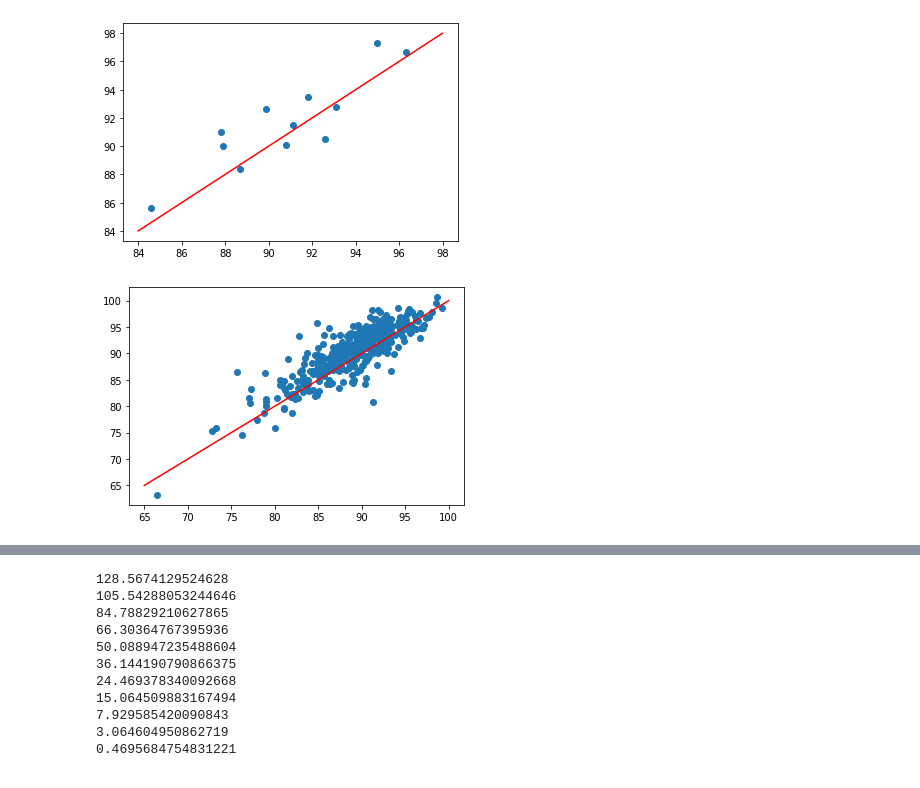
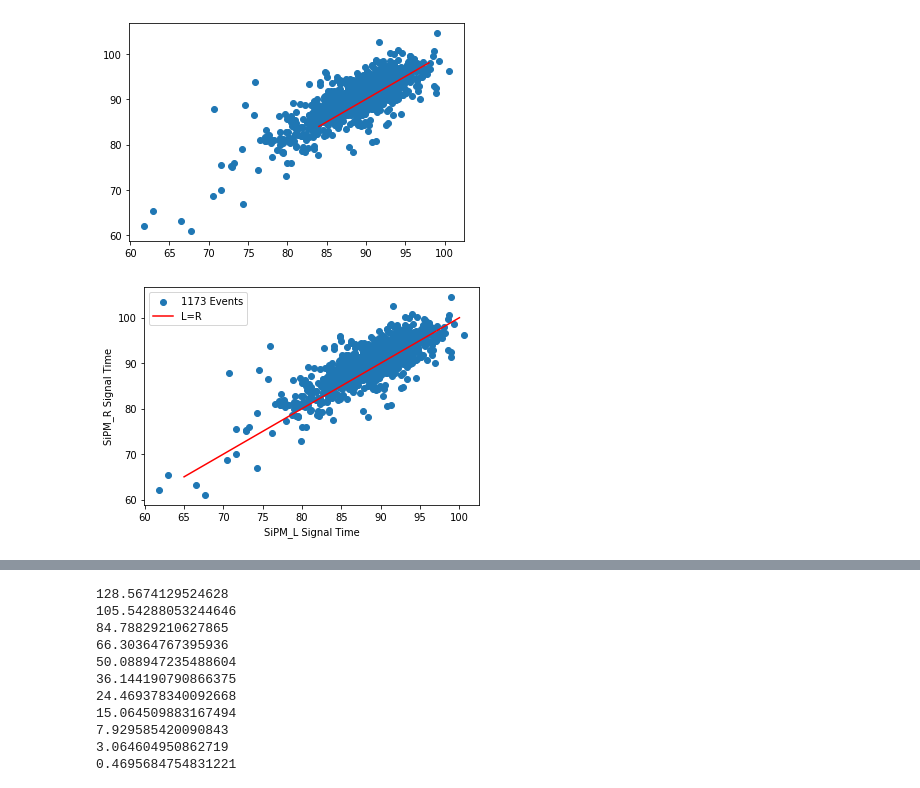
Before and after one commit to peckalec/SiPM-Studies, a Jupyter notebook: ConvertToP2P.ipynb, the cells around one changed output, grey strips where cells are left out. Saved outputs shown, nothing was run; the diff lists cells and outputs as text; code cells hidden in the pictures.

```diff
--- a/ConvertToP2P.ipynb
+++ b/ConvertToP2P.ipynb
@@ -19,7 +22,7 @@ inputfile = "../TwofoldTrigger/5.txt"
 outputfile = '../TwofoldTrigger/ORtrig300.txt'
 filenumber = 1
 channelnum = [1,2,3,4] #DRS4 board channel, ranges 1 to 4 -- should be expanded to do multiple channels at once.
-eventview = True
+eventview = False
 
 p0=[(0,100,1,110,300,-0.01),
     (0,100,1,110,300,-0.01),
@@ -42,7 +45,7 @@ with open(outputfile, 'w') as w:
         with open(inputfile) as f:                            #modify to iterate through chosen filenames
             current_file = (f.read().split('-- Event'))
 
-        for j in range(1, 10):                  #iterate through events
+        for j in range(1, len(current_file)):                  #iterate through events
 
             time = np.array([])
             voltage = [np.array([])]*4
@@ -72,7 +75,7 @@ with open(outputfile, 'w') as w:
                 for i in range(len(time)):
                     if time[i] < popt[1]: startindex = i
                     else: break
-                print(f"Event: {j}, Channel: {channel}, Start Index: {i}",end="\r")
+                print(f"Event: {j}, Channel: {channel}",end="\r")
                 chisq = chi2(voltage[channel-1][0:startindex],waveform(time[0:startindex], *popt))
 
                 din[f'ch{channel}_P2P'].append(popt[2]*(popt[3] - popt[1]))
@@ -185,10 +129,13 @@ plt.scatter(dfout.query("ch3_P2P>10 & ch4_P2P>10").ch3_time,dfout.query("ch3_P2P
 plt.plot(np.linspace(84,98,20),np.linspace(84,98,20),color="red")
 plt.show()
 # %% [output]
-[figure, old version]
+[figure, new version]
 # %%
-plt.scatter(dfin.query("ch3_P2P>10 & ch4_P2P>10").ch3_time,dfin.query("ch3_P2P>10 & ch4_P2P>10").ch4_time)
-plt.plot(np.linspace(65,100,2),np.linspace(65,100,2),color="red")
+plt.scatter(dfin.query("ch3_P2P>10 & ch4_P2P>10").ch3_time,dfin.query("ch3_P2P>10 & ch4_P2P>10").ch4_time,label=f"{len(dfin.query('ch3_P2P>10 & ch4_P2P>10').ch4_time)} Events")
+plt.plot(np.linspace(65,100,2),np.linspace(65,100,2),color="red",label="L=R")
+plt.xlabel("SiPM_L Signal Time")
+plt.ylabel("SiPM_R Signal Time")
+plt.legend()
 plt.show()
 # %% [output]
-[figure, old version]
+[figure, new version]
```
Also changed, not shown: parts of 4 cells of this notebook, 2 other files.
